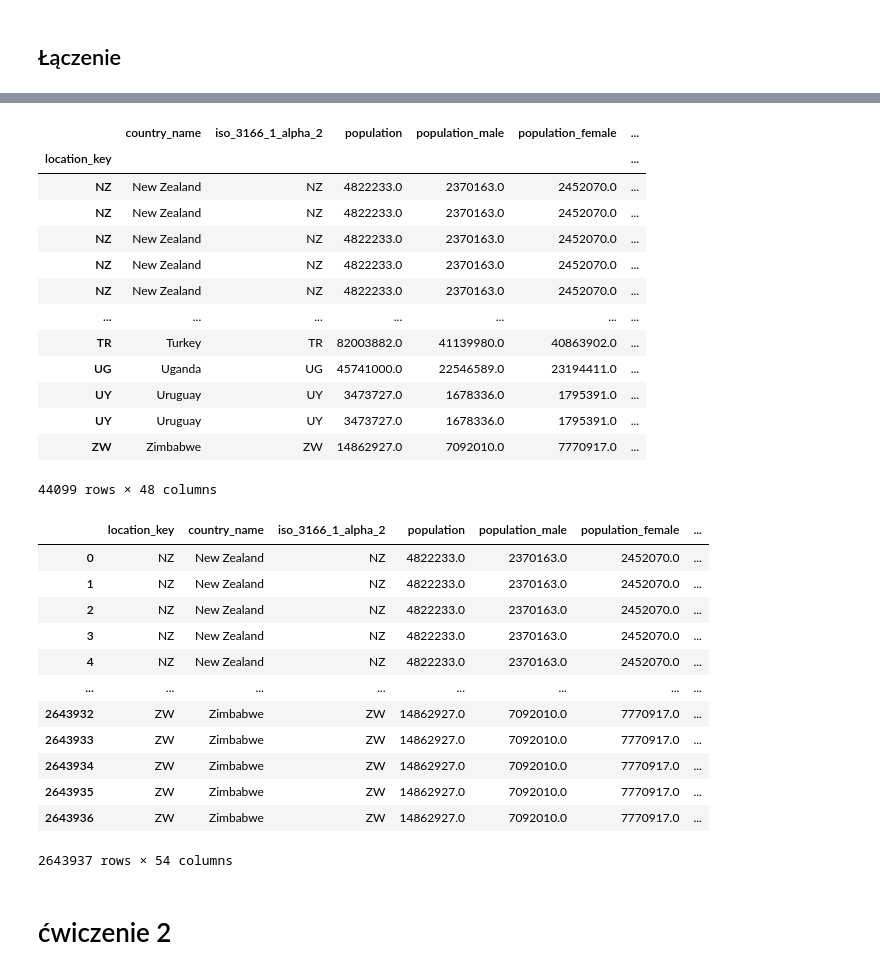
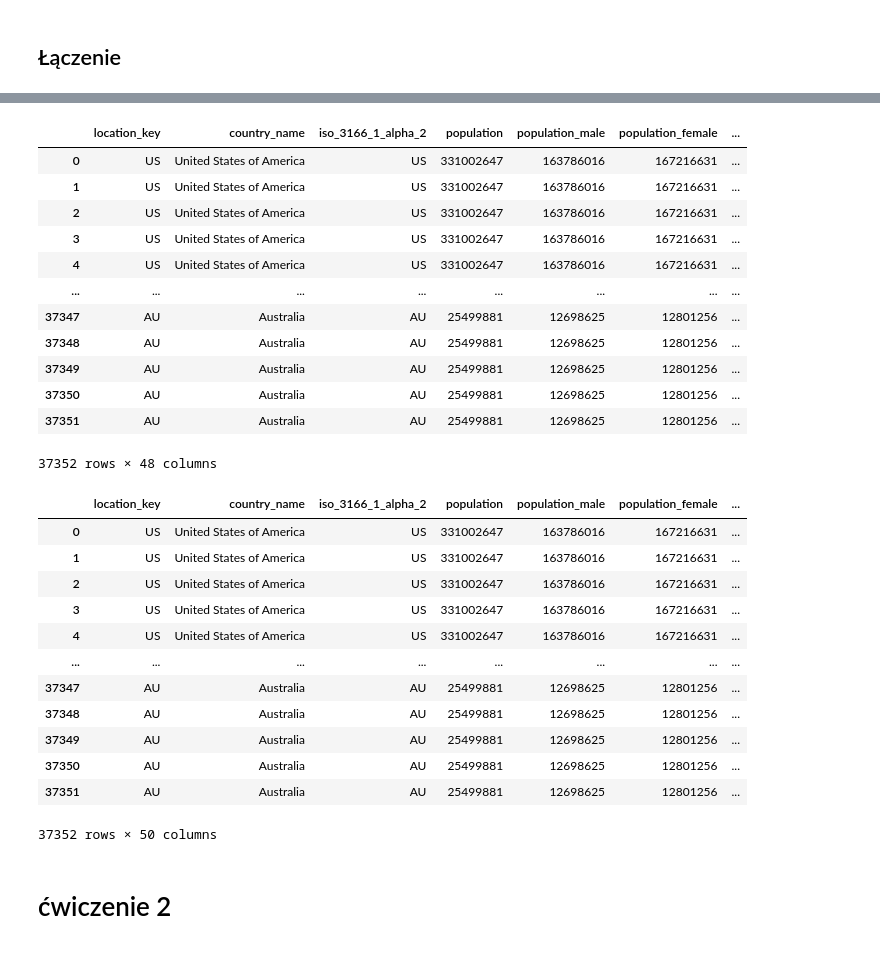
Before and after one commit to piooz/BigData, a Jupyter notebook: zad2/zadanko2.ipynb, the cells around one changed output, grey strips where cells are left out. Cells and saved outputs as stored; diff of their text form; code cells hidden in the pictures.

```diff
--- a/zad2/zadanko2.ipynb
+++ b/zad2/zadanko2.ipynb
@@ -145,5 +144,5 @@ df452
 # %%
-df453 = pd.read_csv("../zad1/4.5.3.csv")
+df453 = pd.read_csv(f"{PATH_REFIX}4.5.3.csv")
 df453
 # %% [output]
 |  | date | location_key | new_tested | new_confirmed | new_deceased | search_trends_cough | ... |
@@ -182,7 +181,6 @@ df
 # %%
 # laczenie df452 - mobility
-df2 = pd.merge(df, df452, how="left", on=["location_key", "date", "new_confirmed"], indicator=True)
+df2 = pd.merge(df, df452, how="inner", on=["location_key", "date", "new_confirmed"])
 df2
-# tutaj powstaje problem
 # %% [output]
 |  | country_name | location_key | iso_3166_1_alpha_2 | population | population_male | population_female | ... |
@@ -201,5 +199,5 @@ df2
 # %%
-df3 = pd.merge(df2, df451, how="left", on=["location_key", "population"])
+df3 = pd.merge(df2, df451, how="inner", on=["location_key", "population"])
 df3
 # %% [output]
 |  | country_name | location_key | iso_3166_1_alpha_2 | population | population_male | population_female | ... |
@@ -241,0 +216,11 @@ df4
+# %%
+df4 = pd.merge(df3, df44, how='left', on=['location_key', 'date', 'cumulative_persons_fully_vaccinated', 'cumulative_persons_fully_vaccinated'])
+
+df4 = df4.set_index(['location_key'])
+
+# tt = df41
+# tt = tt.set_index('location_key')
+# tt.sort_values(by='location_key')
+
+# df4.update(tt)
+df4
@@ -242,38 +242,42 @@ df4
 # %%
 #df43 = df43.set_index('location_key')
 
 df5 = pd.merge(df4, df43, on=['location_key', 'date', 'new_deceased', 'new_confirmed'], how='left')
-df5
+df5.drop_duplicates()
 # %% [output]
-|  | country_name | iso_3166_1_alpha_2 | population | population_male | population_female | ... |
-| location_key |  |  |  |  |  | ... |
-| NZ | New Zealand | NZ | 4822233.0 | 2370163.0 | 2452070.0 | ... |
-| NZ | New Zealand | NZ | 4822233.0 | 2370163.0 | 2452070.0 | ... |
-| NZ | New Zealand | NZ | 4822233.0 | 2370163.0 | 2452070.0 | ... |
-| NZ | New Zealand | NZ | 4822233.0 | 2370163.0 | 2452070.0 | ... |
-| NZ | New Zealand | NZ | 4822233.0 | 2370163.0 | 2452070.0 | ... |
-| ... | ... | ... | ... | ... | ... | ... |
-| TR | Turkey | TR | 82003882.0 | 41139980.0 | 40863902.0 | ... |
-| UG | Uganda | UG | 45741000.0 | 22546589.0 | 23194411.0 | ... |
-| UY | Uruguay | UY | 3473727.0 | 1678336.0 | 1795391.0 | ... |
-| UY | Uruguay | UY | 3473727.0 | 1678336.0 | 1795391.0 | ... |
-| ZW | Zimbabwe | ZW | 14862927.0 | 7092010.0 | 7770917.0 | ... |
+|  | location_key | country_name | iso_3166_1_alpha_2 | population | population_male | population_female | ... |
+| 0 | US | United States of America | US | 331002647 | 163786016 | 167216631 | ... |
+| 1 | US | United States of America | US | 331002647 | 163786016 | 167216631 | ... |
+| 2 | US | United States of America | US | 331002647 | 163786016 | 167216631 | ... |
+| 3 | US | United States of America | US | 331002647 | 163786016 | 167216631 | ... |
+| 4 | US | United States of America | US | 331002647 | 163786016 | 167216631 | ... |
+| ... | ... | ... | ... | ... | ... | ... | ... |
+| 37347 | AU | Australia | AU | 25499881 | 12698625 | 12801256 | ... |
+| 37348 | AU | Australia | AU | 25499881 | 12698625 | 12801256 | ... |
+| 37349 | AU | Australia | AU | 25499881 | 12698625 | 12801256 | ... |
+| 37350 | AU | Australia | AU | 25499881 | 12698625 | 12801256 | ... |
+| 37351 | AU | Australia | AU | 25499881 | 12698625 | 12801256 | ... |
-44099 rows × 48 columns
+37352 rows × 48 columns
 # %%
-pd.merge(df5, df42, on=['location_key'], how='left').drop_duplicates()
+df42['new_deceased'] = df42['new_deceased'].astype(float)
+df42['new_confirmed'] = df42['new_confirmed'].astype(float)
+fl = pd.merge(df5, df42, on=['location_key', 'date', 'new_confirmed', 'new_deceased'], how='left').drop_duplicates()
+
+fl.to_csv("zad2.1.csv", index=False)
+fl
 # %% [output]
 |  | location_key | country_name | iso_3166_1_alpha_2 | population | population_male | population_female | ... |
-| 0 | NZ | New Zealand | NZ | 4822233.0 | 2370163.0 | 2452070.0 | ... |
-| 1 | NZ | New Zealand | NZ | 4822233.0 | 2370163.0 | 2452070.0 | ... |
-| 2 | NZ | New Zealand | NZ | 4822233.0 | 2370163.0 | 2452070.0 | ... |
-| 3 | NZ | New Zealand | NZ | 4822233.0 | 2370163.0 | 2452070.0 | ... |
-| 4 | NZ | New Zealand | NZ | 4822233.0 | 2370163.0 | 2452070.0 | ... |
+| 0 | US | United States of America | US | 331002647 | 163786016 | 167216631 | ... |
+| 1 | US | United States of America | US | 331002647 | 163786016 | 167216631 | ... |
+| 2 | US | United States of America | US | 331002647 | 163786016 | 167216631 | ... |
+| 3 | US | United States of America | US | 331002647 | 163786016 | 167216631 | ... |
+| 4 | US | United States of America | US | 331002647 | 163786016 | 167216631 | ... |
 | ... | ... | ... | ... | ... | ... | ... | ... |
-| 2643932 | ZW | Zimbabwe | ZW | 14862927.0 | 7092010.0 | 7770917.0 | ... |
-| 2643933 | ZW | Zimbabwe | ZW | 14862927.0 | 7092010.0 | 7770917.0 | ... |
-| 2643934 | ZW | Zimbabwe | ZW | 14862927.0 | 7092010.0 | 7770917.0 | ... |
-| 2643935 | ZW | Zimbabwe | ZW | 14862927.0 | 7092010.0 | 7770917.0 | ... |
-| 2643936 | ZW | Zimbabwe | ZW | 14862927.0 | 7092010.0 | 7770917.0 | ... |
+| 37347 | AU | Australia | AU | 25499881 | 12698625 | 12801256 | ... |
+| 37348 | AU | Australia | AU | 25499881 | 12698625 | 12801256 | ... |
+| 37349 | AU | Australia | AU | 25499881 | 12698625 | 12801256 | ... |
+| 37350 | AU | Australia | AU | 25499881 | 12698625 | 12801256 | ... |
+| 37351 | AU | Australia | AU | 25499881 | 12698625 | 12801256 | ... |
-2643937 rows × 54 columns
+37352 rows × 50 columns
 # %% [markdown]
 # ćwiczenie 2
```
Also changed, not shown: parts of 19 cells of this notebook, 7 other files.
